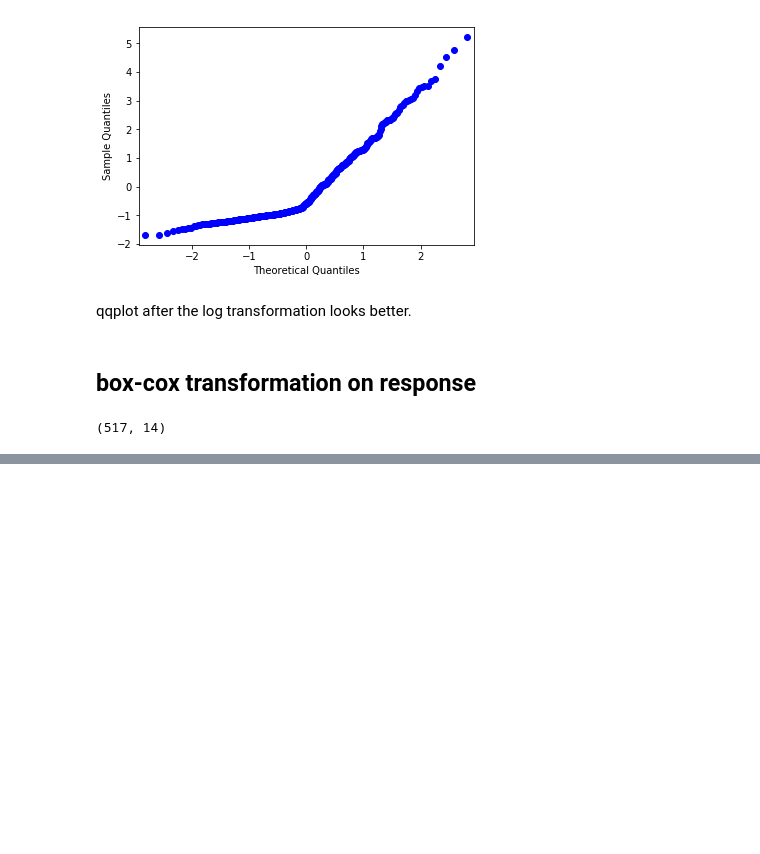
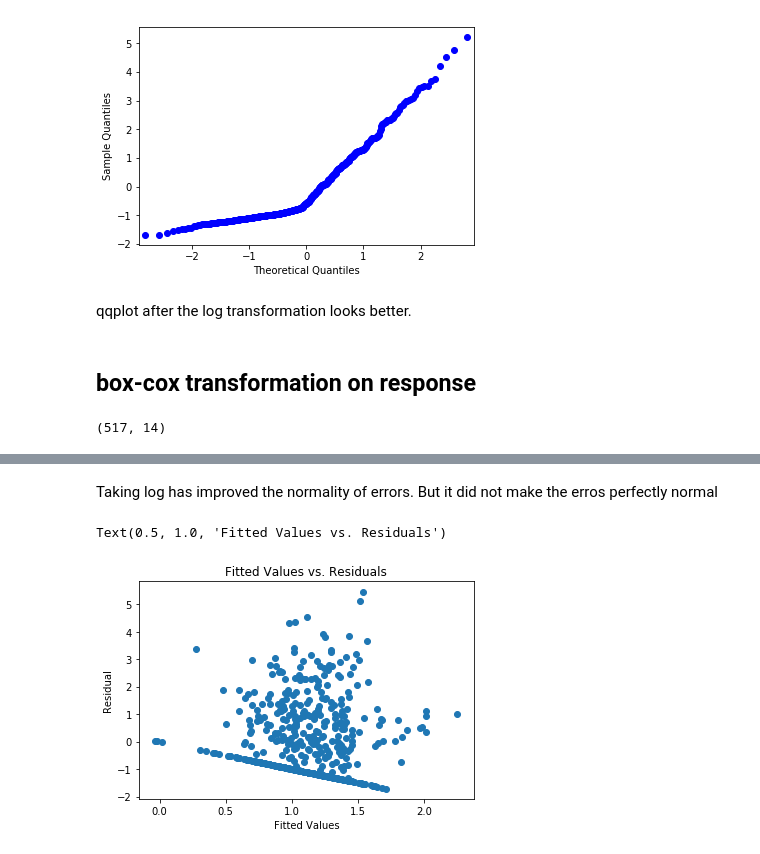
Before and after one commit to nithish08/forestfires, a Jupyter notebook: src/NB_Exploration.ipynb, the cells around one changed output, grey strips where cells are left out. Cells and saved outputs as stored; diff of their text form; code cells hidden in the pictures; blank space fills up the shorter version.

```diff
--- a/src/NB_Exploration.ipynb
+++ b/src/NB_Exploration.ipynb
@@ -307,0 +351,14 @@ train_df , test_df = train_test_split(df , test_size=0.2,random_state=0) # 20% o
+# %% [markdown]
+Taking log has improved the normality of errors. But it did not make the erros perfectly normal
+# %%
+#2.2 Fitted Values vs. Residuals
+p = reg.fittedvalues
+res = reg.resid
+plt.scatter(p,res)
+plt.xlabel("Fitted Values")
+plt.ylabel("Residual")
+plt.title("Fitted Values vs. Residuals")
+#nonlinearity
+# %% [output]
+Text(0.5, 1.0, 'Fitted Values vs. Residuals')
+[figure, added]
```
Also changed, not shown: parts of 81 cells of this notebook.
